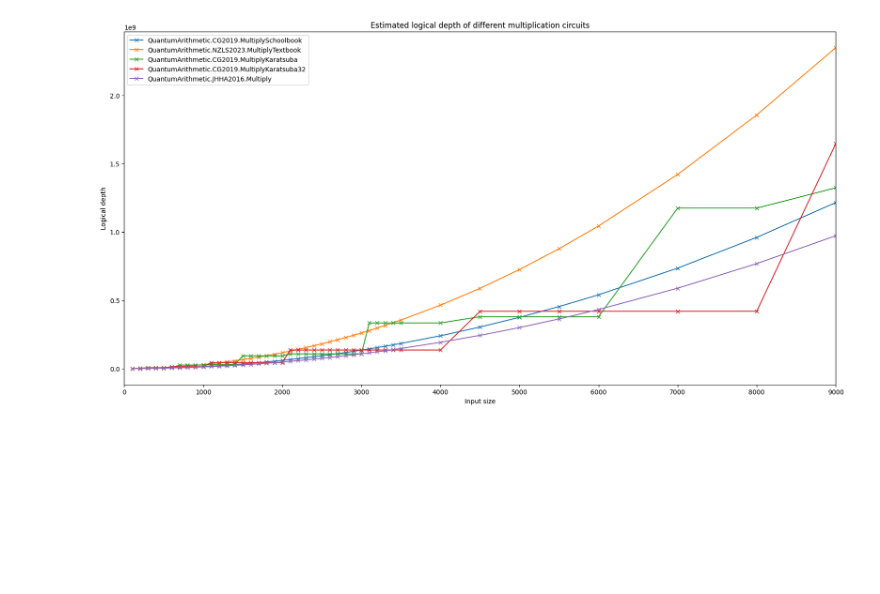
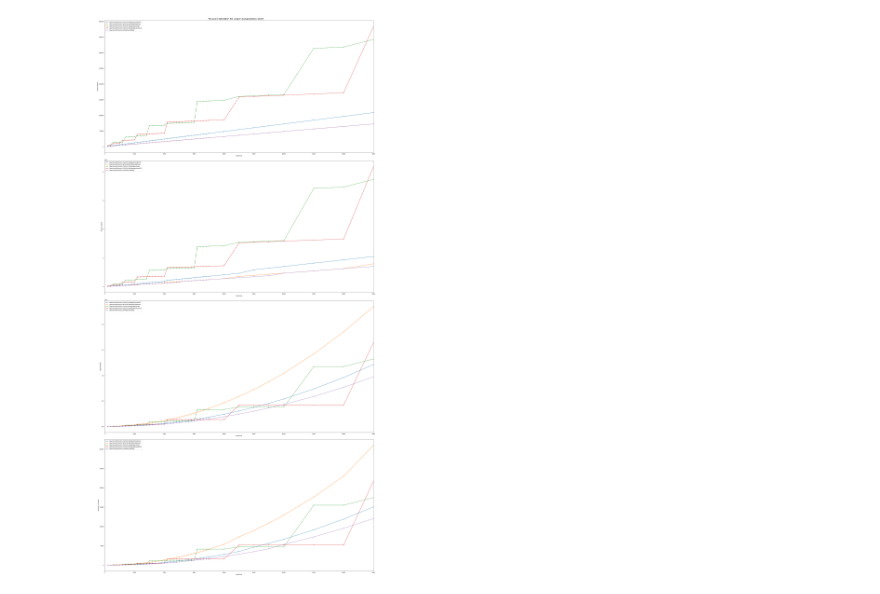
Before and after one commit to fedimser/quant-arith-re, a Jupyter notebook: resource_estimate/Resourse estimation for multipliers.ipynb, the cells around one changed output. Drawn from its saved outputs; the diff is of its cells as text; code cells hidden in the pictures; blank space fills up the shorter version.

```diff
--- a/resource_estimate/Resourse estimation for multipliers.ipynb
+++ b/resource_estimate/Resourse estimation for multipliers.ipynb
@@ -16,37 +18,37 @@ def estimate_resources_multiply(op, n):
 # %%
 ops = [
   "QuantumArithmetic.CG2019.MultiplySchoolbook",
   "QuantumArithmetic.NZLS2023.MultiplyTextbook",
   "QuantumArithmetic.CG2019.MultiplyKaratsuba",
   "QuantumArithmetic.CG2019.MultiplyKaratsuba32",
   "QuantumArithmetic.JHHA2016.Multiply",
 ]
 
-depth_chart = {op: [] for op in ops}
-runtime_chart = {op: [] for op in ops}
+
+metrics = ["Logical qubits", "Physical qubits", "Logical depth", "Runtime, seconds"]
+charts = [{op: [] for op in ops} for _ in range(len(metrics))]
 n_range = list(range(100, 3600, 100)) + [4000, 4500, 5000, 5500, 6000, 7000, 8000, 9000]
-
-import time
 
 for n in n_range:
     for op in ops:
         t0=time.time()
         estimates = json.loads(estimate_resources_multiply(op, n))
         #print(n, op, time.time()-t0, flush=True)
-        runtime_chart[op].append(estimates['physicalCounts']['runtime'])
-        depth_chart[op].append(estimates['physicalCounts']['breakdown']['logicalDepth'])
+        charts[0][op].append(estimates['physicalCounts']['breakdown']['algorithmicLogicalQubits'])
+        charts[1][op].append(estimates['physicalCounts']['physicalQubits'])
+        charts[2][op].append(estimates['physicalCounts']['breakdown']['logicalDepth'])
+        charts[3][op].append(estimates['physicalCounts']['runtime']/10**9)
 
 
-from matplotlib import pyplot as plt
-
-plt.figure(figsize=(20, 10))
-for op in ops:
-    plt.plot(n_range, depth_chart[op], label=op, marker='x')
-plt.xlim([0,max(n_range)])
-plt.legend()
-plt.xlabel('Input size')
-plt.ylabel('Logical depth')
-plt.title('Estimated logical depth of different multiplication circuits')
+fig, ax = plt.subplots(figsize=(30, 60), nrows=len(metrics), ncols=1, constrained_layout=True)
+for i in range(len(metrics)):
+    for op in ops:
+        ax[i].plot(n_range, charts[i][op], label=op, marker='x')
+    ax[i].set_xlim([0,max(n_range)])
+    ax[i].legend()
+    ax[i].set_xlabel('Input size')
+    ax[i].set_ylabel(metrics[i])
+fig.suptitle("Resource estimation for integer multiplication circuits", fontsize=16)
 plt.show()
 # %% [output]
-[figure, old version]
+[figure, new version]
```
Also changed, not shown: parts of 1 cell of this notebook, 1 other file.
